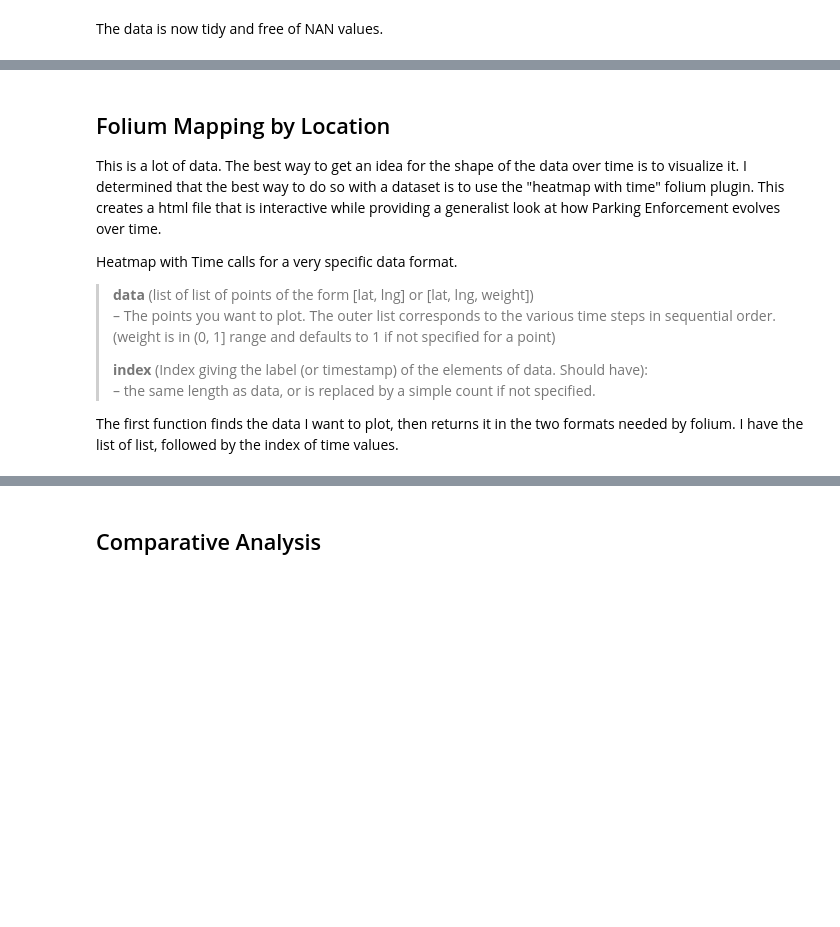
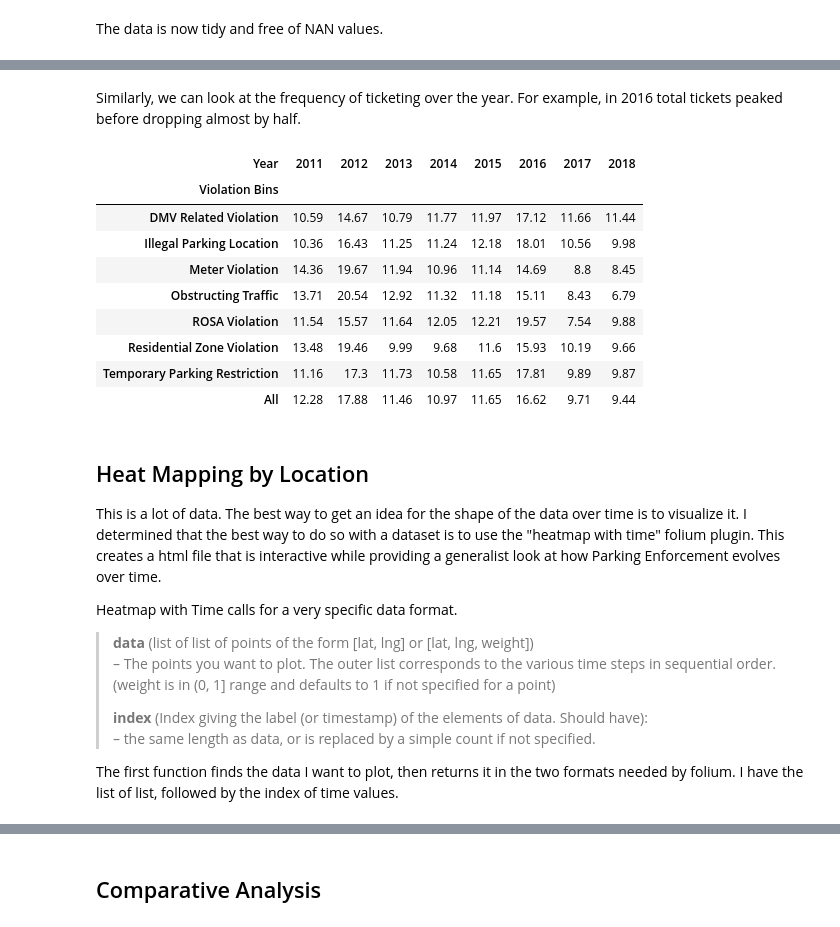
Before and after one commit to Alex-Witt/DC-Parking-Data-Exploration, a Jupyter notebook: Parking Data Notebook.ipynb, the cells around one changed output, grey strips where cells are left out. Drawn from its saved outputs; the diff is of its cells as text; code cells hidden in the pictures; blank space fills up the shorter version.

```diff
--- a/Parking Data Notebook.ipynb
+++ b/Parking Data Notebook.ipynb
@@ -200,5 +225,20 @@ dtype: int64
+# %% [markdown]
+Similarly, we can look at the frequency of ticketing over the year. For example, in 2016 total tickets peaked before dropping almost by half.
+# %%
+round(pd.crosstab(df['Violation Bins'], df['Year'], normalize = 'index', margins = True)*100, 2)
+# %% [output]
+| Year | 2011 | 2012 | 2013 | 2014 | 2015 | 2016 | 2017 | 2018 |
+| Violation Bins |  |  |  |  |  |  |  |  |
+| DMV Related Violation | 10.59 | 14.67 | 10.79 | 11.77 | 11.97 | 17.12 | 11.66 | 11.44 |
+| Illegal Parking Location | 10.36 | 16.43 | 11.25 | 11.24 | 12.18 | 18.01 | 10.56 | 9.98 |
+| Meter Violation | 14.36 | 19.67 | 11.94 | 10.96 | 11.14 | 14.69 | 8.8 | 8.45 |
+| Obstructing Traffic | 13.71 | 20.54 | 12.92 | 11.32 | 11.18 | 15.11 | 8.43 | 6.79 |
+| ROSA Violation | 11.54 | 15.57 | 11.64 | 12.05 | 12.21 | 19.57 | 7.54 | 9.88 |
+| Residential Zone Violation | 13.48 | 19.46 | 9.99 | 9.68 | 11.6 | 15.93 | 10.19 | 9.66 |
+| Temporary Parking Restriction | 11.16 | 17.3 | 11.73 | 10.58 | 11.65 | 17.81 | 9.89 | 9.87 |
+| All | 12.28 | 17.88 | 11.46 | 10.97 | 11.65 | 16.62 | 9.71 | 9.44 |
 # %% [markdown]
-## Folium Mapping by Location
+## Heat Mapping by Location
 
 This is a lot of data. The best way to get an idea for the shape of the data over time is to visualize it. I determined that the best way to do so with a dataset is to use the "heatmap with time" folium plugin. This creates a html file that is interactive while providing a generalist look at how Parking Enforcement evolves over time.
 
```
Also changed, not shown: parts of 12 cells of this notebook.
